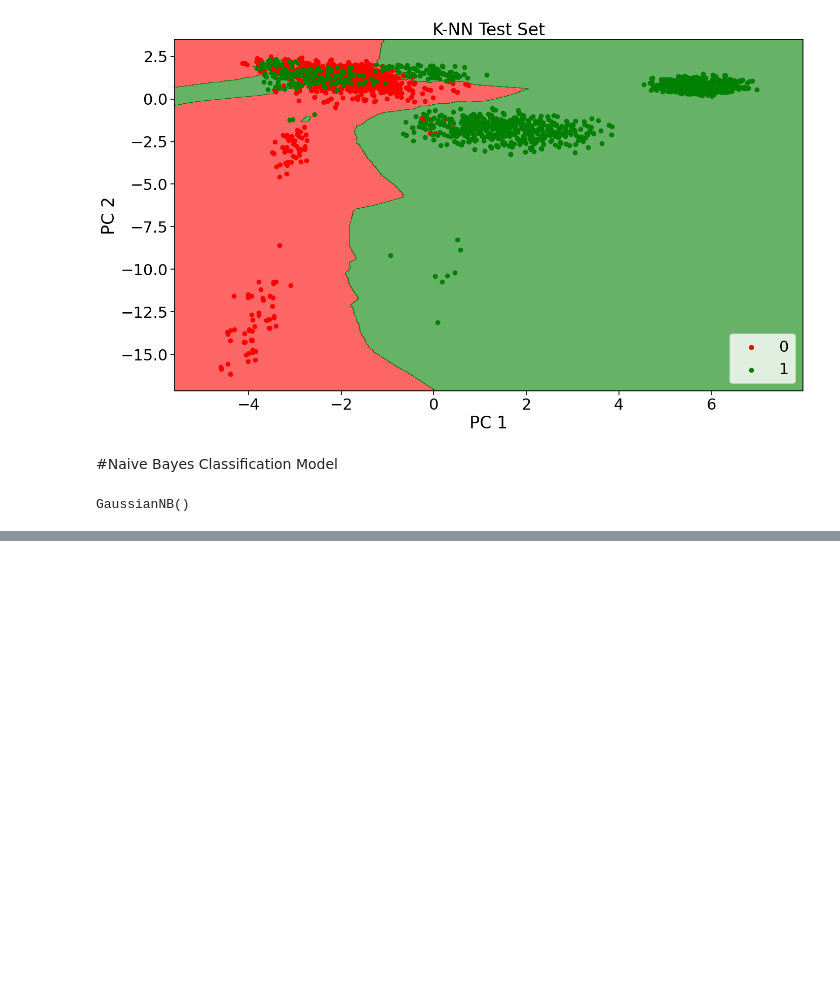
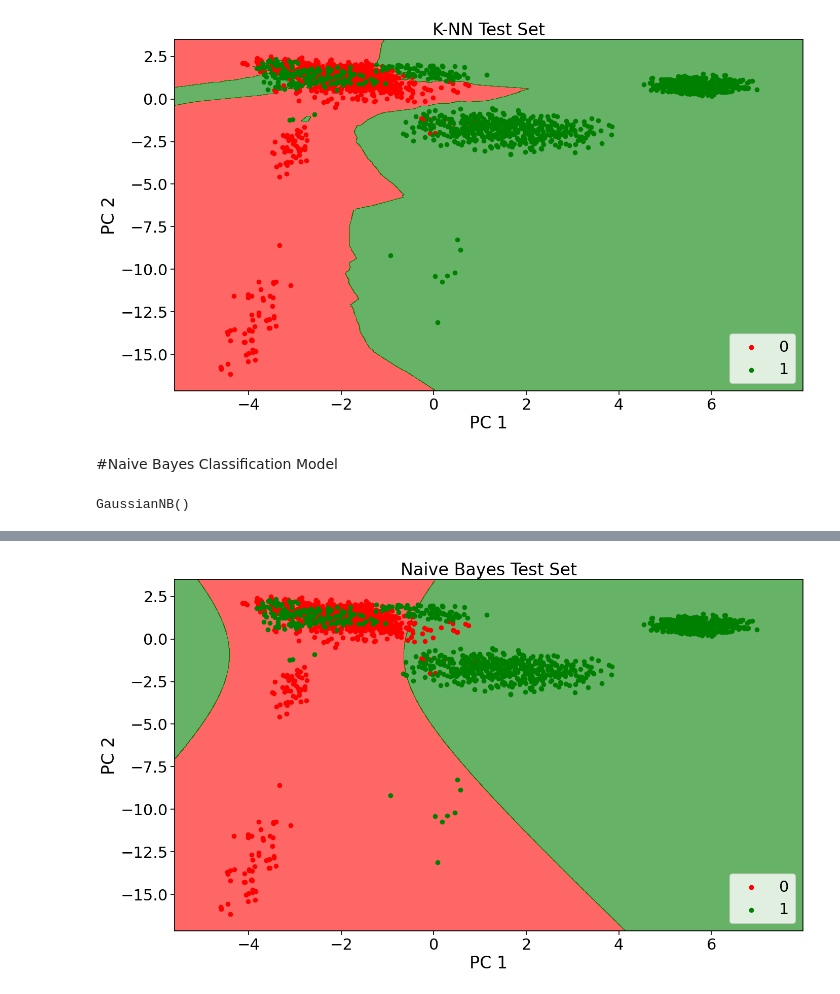
Before and after one commit to Shamiul-693/-Exploratory-Data-Analysis-and-Classification-Algorithms-on-Mushroom-Dataset, a Jupyter notebook: Exploratory_Data_Analysis_and_Classification_Algorithms_on_Mushroom_Dataset.ipynb, the cells around one changed output, grey strips where cells are left out. Cells and saved outputs as stored; diff of their text form; code cells hidden in the pictures; blank space fills up the shorter version.

```diff
--- a/Exploratory_Data_Analysis_and_Classification_Algorithms_on_Mushroom_Dataset.ipynb
+++ b/Exploratory_Data_Analysis_and_Classification_Algorithms_on_Mushroom_Dataset.ipynb
@@ -991,0 +1016,4 @@ Confusion Matrix:
+# %%
+visualization_test('Naive Bayes')
+# %% [output]
+[figure, added]
```
Also changed, not shown: parts of 3 cells of this notebook.
